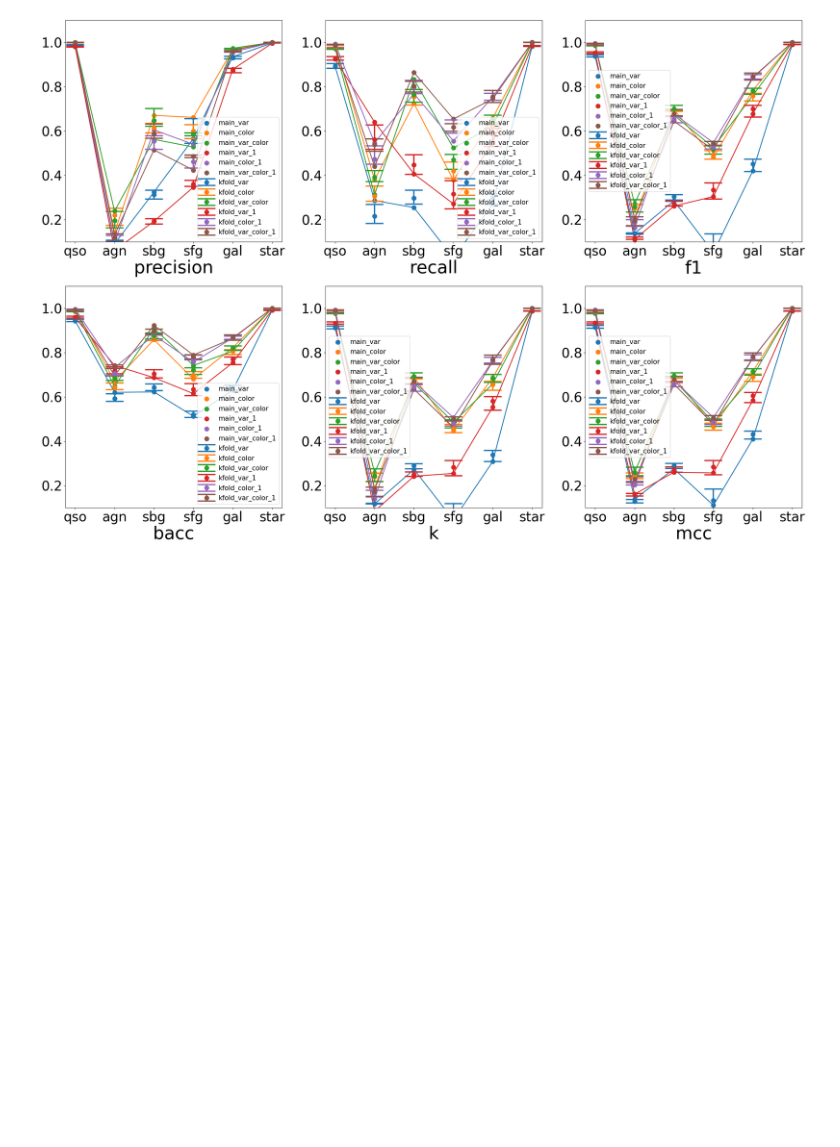
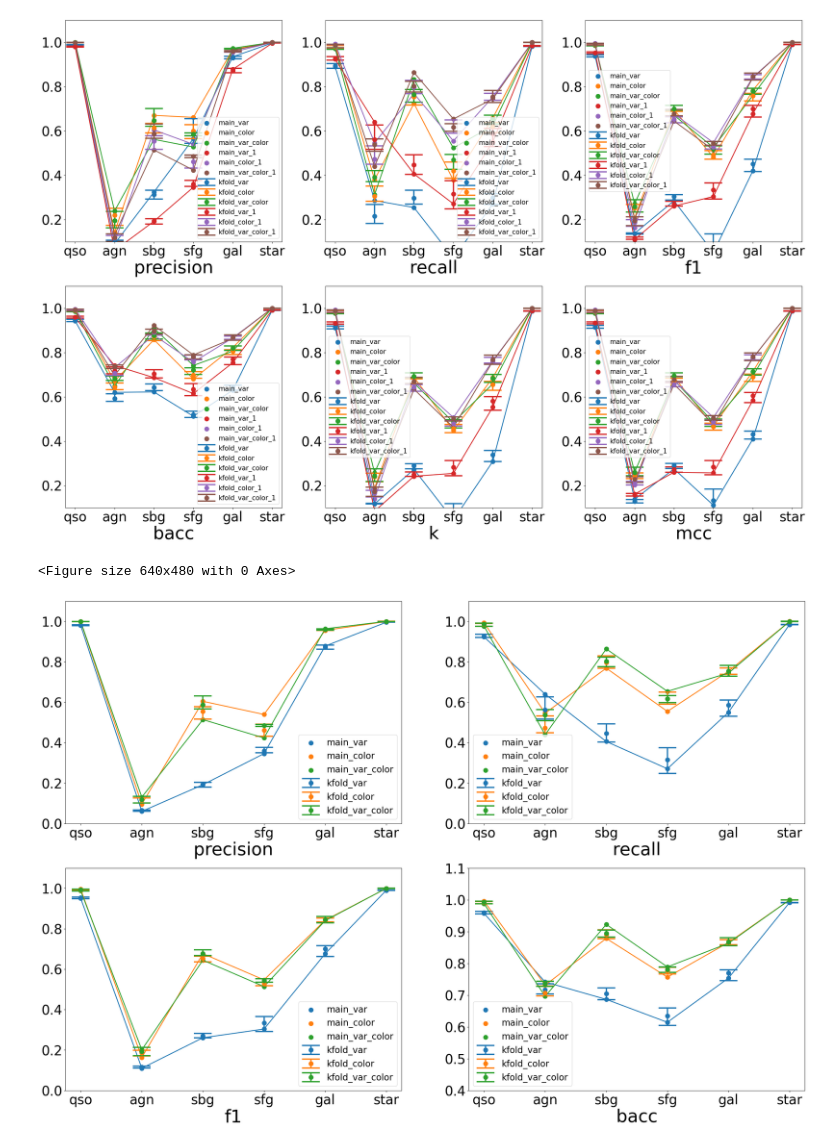
Before and after one commit to lrikozavr/extragalactic_object_locate_with_ml, a Jupyter notebook: export/exp_2.ipynb, the cells around one changed output. Saved outputs shown, nothing was run; the diff lists cells and outputs as text; code cells hidden in the pictures; blank space fills up the shorter version.

```diff
--- a/export/exp_2.ipynb
+++ b/export/exp_2.ipynb
@@ -178,37 +178,40 @@ from statistic import metric_sklearn, metric_, main_metrics, kfold_metrics
 To enable the following instructions: AVX2 FMA, in other operations, rebuild TensorFlow with the appropriate compiler flags.
 # %%
 def picture_metrics(one_ml_cycle_main_mass,one_ml_cycle_all_kfold_mass,picture_label,config):
+    a,b = 2,2
     from matplotlib import pyplot as plt
     colors = plt.rcParams['axes.prop_cycle'].by_key()['color']
 
     def pic(axs,i,j,l,one_ml_cycle_main,one_ml_cycle_all_kfold):
 
-        axs[i,j].scatter(index_mass,one_ml_cycle_main.loc[index[i*3+j],:],lw=5, label=f"main_{picture_label[l]}", color = colors[l])
-        axs[i,j].plot(index_mass,one_ml_cycle_main.loc[index[i*3+j],:],lw=2, color = colors[l])
-        #axs[i,j].plot(index_mass,one_ml_cycle_all_kfold.loc[idx[index[i*3+j],'mean'],:], lw=5)
-        axs[i,j].errorbar(index_mass,one_ml_cycle_all_kfold.loc[idx[index[i*3+j],'mean'],:],
-                        yerr=[one_ml_cycle_all_kfold.loc[idx[index[i*3+j],'mean'],:].values - one_ml_cycle_all_kfold.loc[idx[index[i*3+j],'min'],:].values,
-                                one_ml_cycle_all_kfold.loc[idx[index[i*3+j],'max'],:].values - one_ml_cycle_all_kfold.loc[idx[index[i*3+j],'mean'],:].values],
+        axs[i,j].scatter(index_mass,one_ml_cycle_main.loc[index[i*b+j],:],lw=5, label=f"main_{picture_label[l]}", color = colors[l])
+        axs[i,j].plot(index_mass,one_ml_cycle_main.loc[index[i*b+j],:],lw=2, color = colors[l])
+        #axs[i,j].plot(index_mass,one_ml_cycle_all_kfold.loc[idx[index[i*b+j],'mean'],:], lw=5)
+        axs[i,j].errorbar(index_mass,one_ml_cycle_all_kfold.loc[idx[index[i*b+j],'mean'],:],
+                        yerr=[one_ml_cycle_all_kfold.loc[idx[index[i*b+j],'mean'],:].values - one_ml_cycle_all_kfold.loc[idx[index[i*b+j],'min'],:].values,
+                                one_ml_cycle_all_kfold.loc[idx[index[i*b+j],'max'],:].values - one_ml_cycle_all_kfold.loc[idx[index[i*b+j],'mean'],:].values],
                         fmt='o', markersize=10, elinewidth=3, capsize=20, capthick=3, label=f"kfold_{picture_label[l]}", color = colors[l])
 
     index = ['precision','recall','f1','bacc','k','mcc','roc']
     idx = pd.IndexSlice
 
     fig=plt.figure()
-    fig, axs = plt.subplots(2,3)
+    fig, axs = plt.subplots(a,b)
 
-    index_mass = [config.name_class[i] for i in range(6)]
-    for i in range(2):
-        for j in range(3):
+    index_mass = [config.name_class[i] for i in range(len(config.name_class))]
+    for i in range(a):
+        for j in range(b):
             #
             for l in range(len(one_ml_cycle_main_mass)):
                 pic(axs,i,j,l,one_ml_cycle_main_mass[l],one_ml_cycle_all_kfold_mass[l])
             #
             axs[i,j].tick_params(axis='x', labelsize=30)
             axs[i,j].tick_params(axis='y', labelsize=30)
-            axs[i,j].set_xlabel(index[i*3+j],fontsize=40)
-            axs[i,j].legend(prop={'size': 15})
-            axs[i,j].set_ylim([0.1,1.1])
+            axs[i,j].set_xlabel(index[i*b+j],fontsize=40)
+            axs[i,j].legend(prop={'size': 20})
+            axs[i,j].set_ylim([0.0,1.1])
+
+    axs[1,1].set_ylim([0.4,1.1])
 
     fig.set_size_inches(30,20)
     plt.show()
@@ -271,3 +274,11 @@ picture_metrics(one_ml_cycle_main_mass,one_ml_cycle_all_kfold_mass,picture_label
 # %% [output]
 <Figure size 640x480 with 0 Axes>
 [figure]
+# %%
+one_ml_cycle_main_mass = [one_ml_cycle_main_var_1,one_ml_cycle_main_color_1,one_ml_cycle_main_var_color_1]
+one_ml_cycle_all_kfold_mass = [one_ml_cycle_all_kfold_var_1,one_ml_cycle_all_kfold_color_1,one_ml_cycle_all_kfold_var_color_1]
+picture_label = ["var","color","var_color"]
+picture_metrics(one_ml_cycle_main_mass,one_ml_cycle_all_kfold_mass,picture_label,config_color)
+# %% [output]
+<Figure size 640x480 with 0 Axes>
+[figure, added]
```
